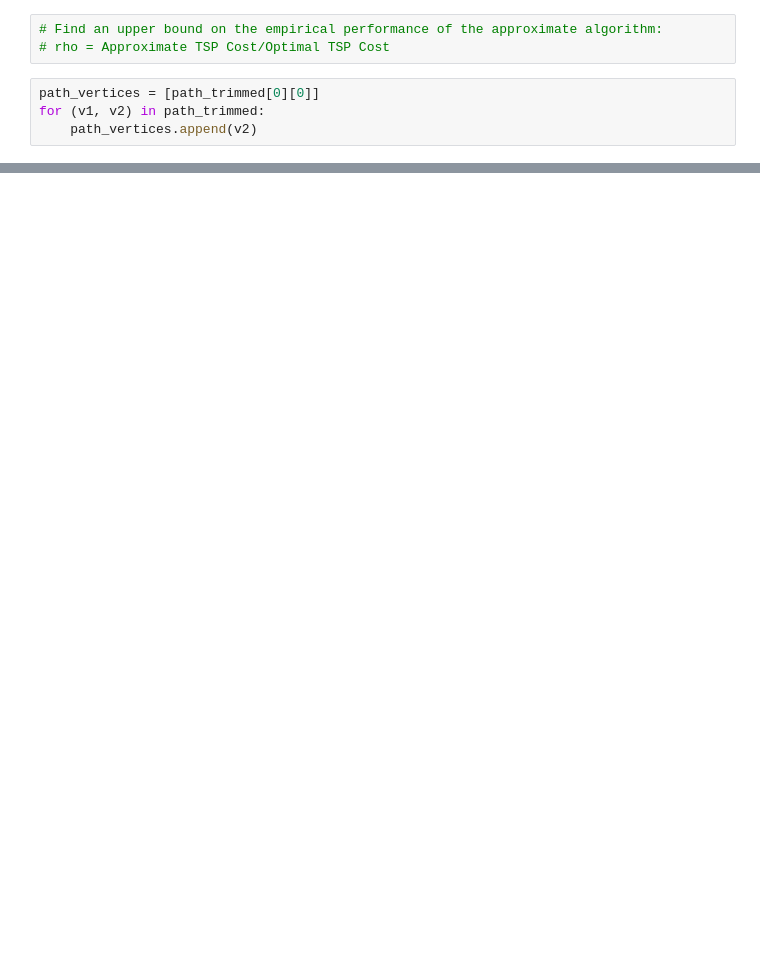
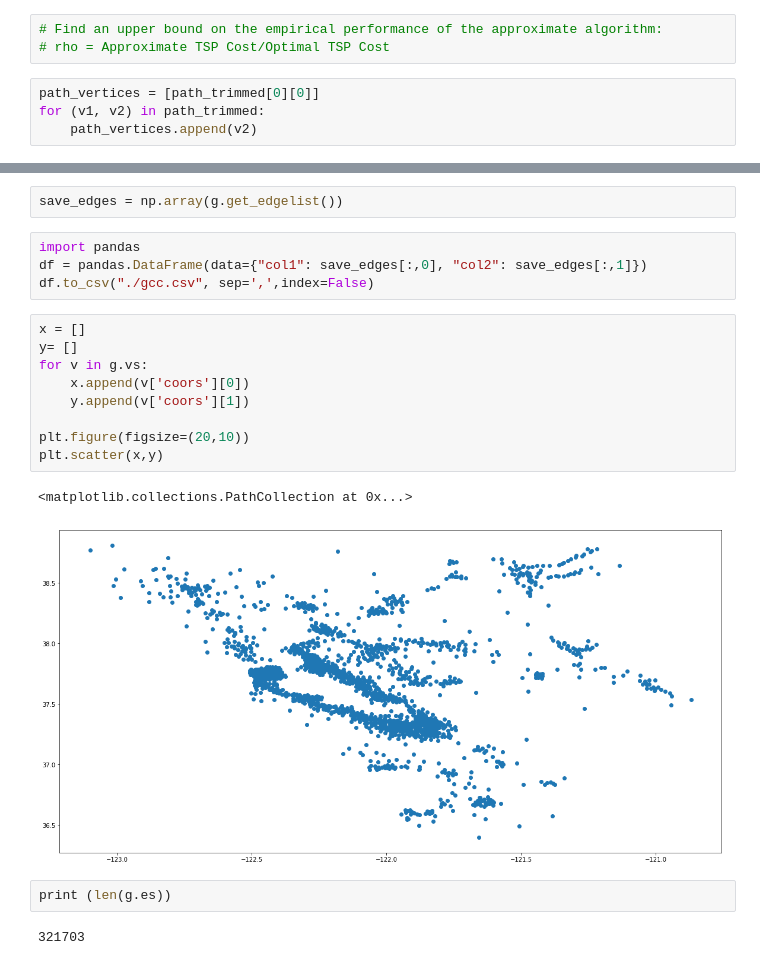
Before and after one commit to rupadevan94/large-scale-data-mining, a Jupyter notebook: LSSN/Project4/q6_q10.ipynb, the cells around one changed output, grey strips where cells are left out. Saved outputs shown, nothing was run; the diff lists cells and outputs as text; blank space fills up the shorter version.

```diff
--- a/LSSN/Project4/q6_q10.ipynb
+++ b/LSSN/Project4/q6_q10.ipynb
@@ -395,0 +435,22 @@ plt.show()
+# %%
+save_edges = np.array(g.get_edgelist())
+# %%
+import pandas
+df = pandas.DataFrame(data={"col1": save_edges[:,0], "col2": save_edges[:,1]})
+df.to_csv("./gcc.csv", sep=',',index=False)
+# %%
+x = []
+y= []
+for v in g.vs:
+    x.append(v['coors'][0])
+    y.append(v['coors'][1])
+
+plt.figure(figsize=(20,10))
+plt.scatter(x,y)
+# %% [output]
+<matplotlib.collections.PathCollection at 0x...>
+[figure, added]
+# %%
+print (len(g.es))
+# %% [output]
+321703
```
Also changed, not shown: parts of 10 cells of this notebook.
